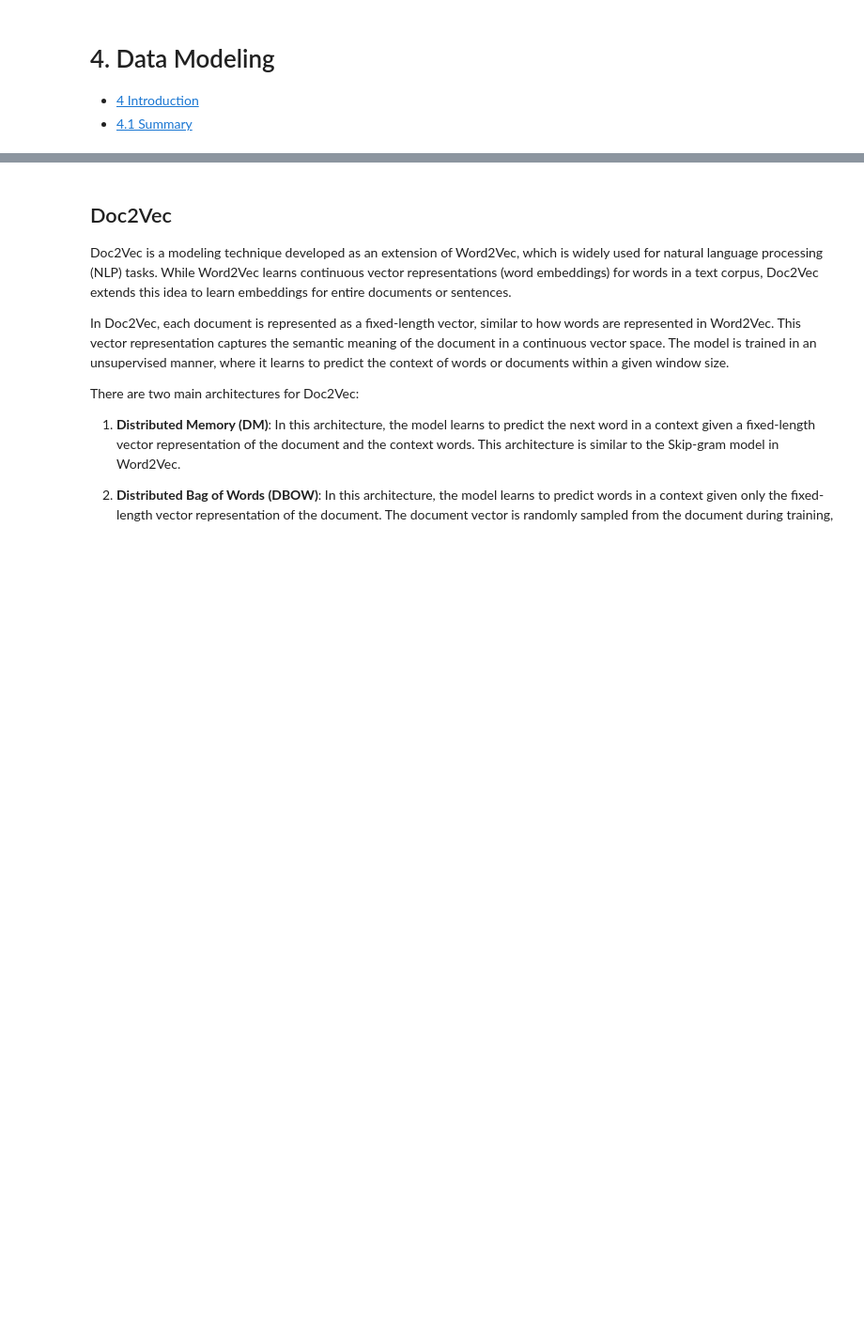
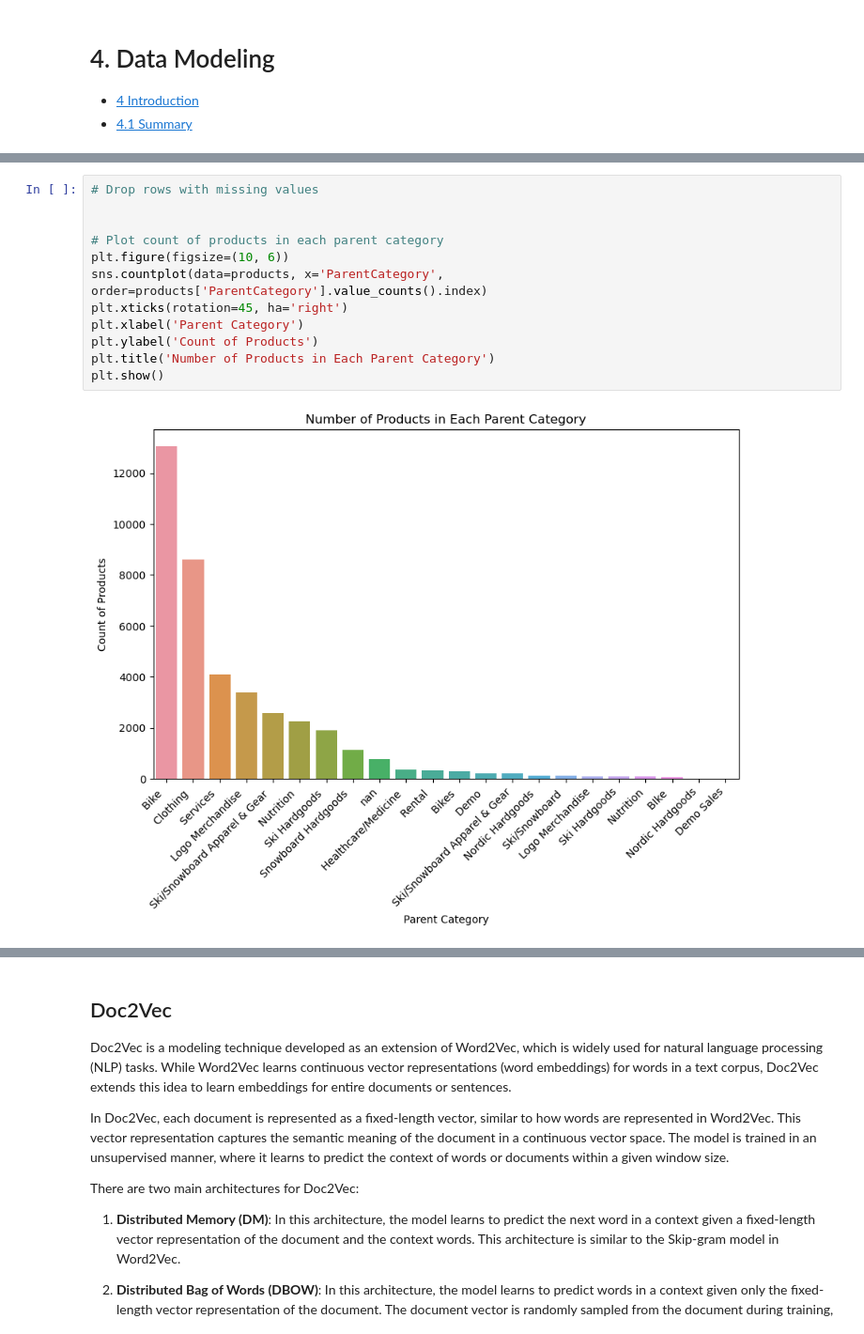
Before and after one commit to MappingKat/SunlightMtnRetail, a Jupyter notebook: notebooks/04-data-modeling.ipynb, the cells around one changed output, grey strips where cells are left out. Shown: that part at 94% size. Saved outputs shown, nothing was run; the diff lists cells and outputs as text; blank space fills up the shorter version.

```diff
--- a/notebooks/04-data-modeling.ipynb
+++ b/notebooks/04-data-modeling.ipynb
@@ -336,0 +132,14 @@ categories = [
+# %%
+# Drop rows with missing values
+
+
+# Plot count of products in each parent category
+plt.figure(figsize=(10, 6))
+sns.countplot(data=products, x='ParentCategory', order=products['ParentCategory'].value_counts().index)
+plt.xticks(rotation=45, ha='right')
+plt.xlabel('Parent Category')
+plt.ylabel('Count of Products')
+plt.title('Number of Products in Each Parent Category')
+plt.show()
+# %% [output]
+[figure, added]
```
Also changed, not shown: parts of 17 cells of this notebook, 23 other files.
